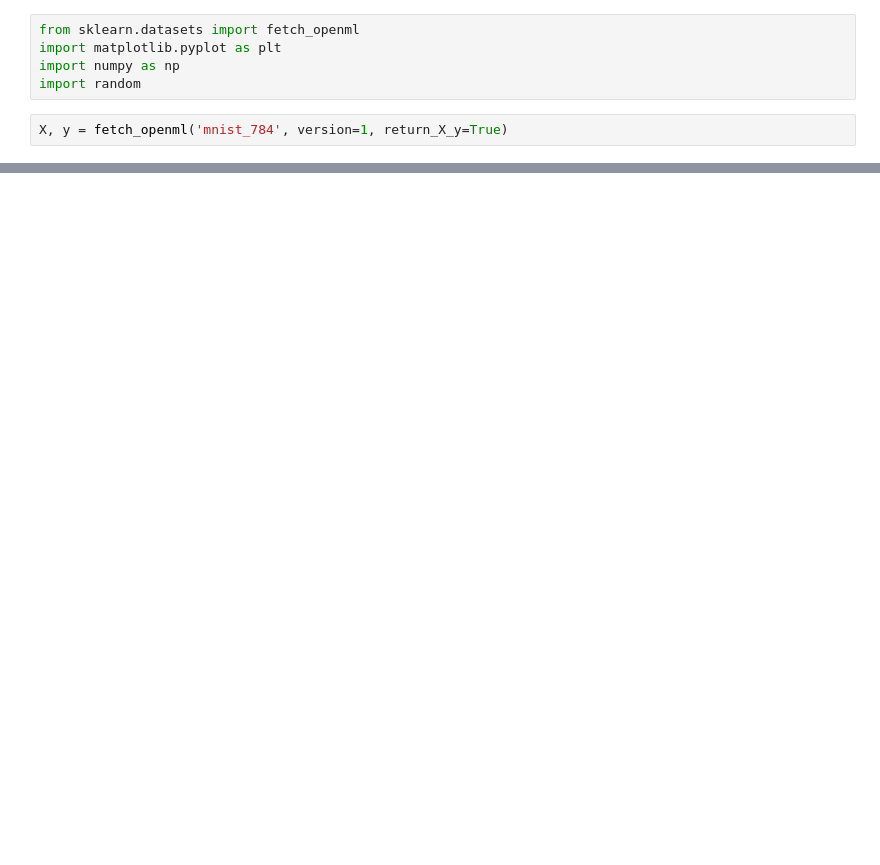
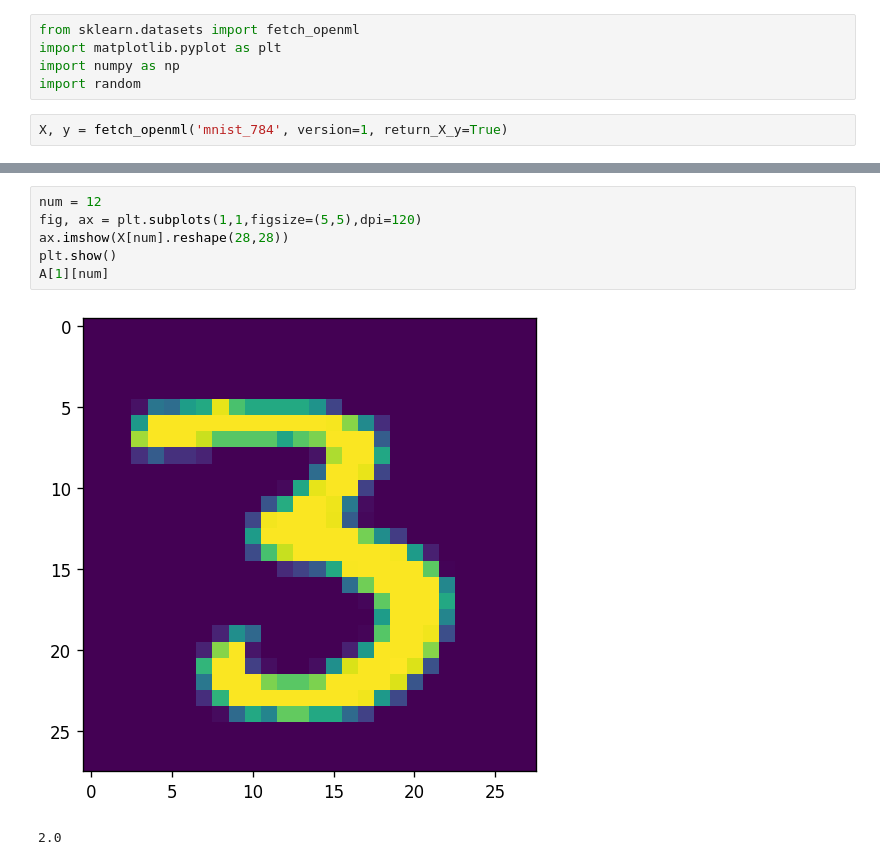
Before and after one commit to calderon9505/DataScience_Platzi, a Jupyter notebook: 07_Algebra/10_Clustering.ipynb, the cells around one changed output, grey strips where cells are left out. Cells and saved outputs as stored; diff of their text form; blank space fills up the shorter version.

```diff
--- a/07_Algebra/10_Clustering.ipynb
+++ b/07_Algebra/10_Clustering.ipynb
@@ -210,0 +191,9 @@ ValueError: cannot reshape array of size 2 into shape (28,28)
+# %%
+num = 12
+fig, ax = plt.subplots(1,1,figsize=(5,5),dpi=120)
+ax.imshow(X[num].reshape(28,28))
+plt.show()
+A[1][num]
+# %% [output]
+[figure, added]
+2.0
```
Also changed, not shown: parts of 14 cells of this notebook.
